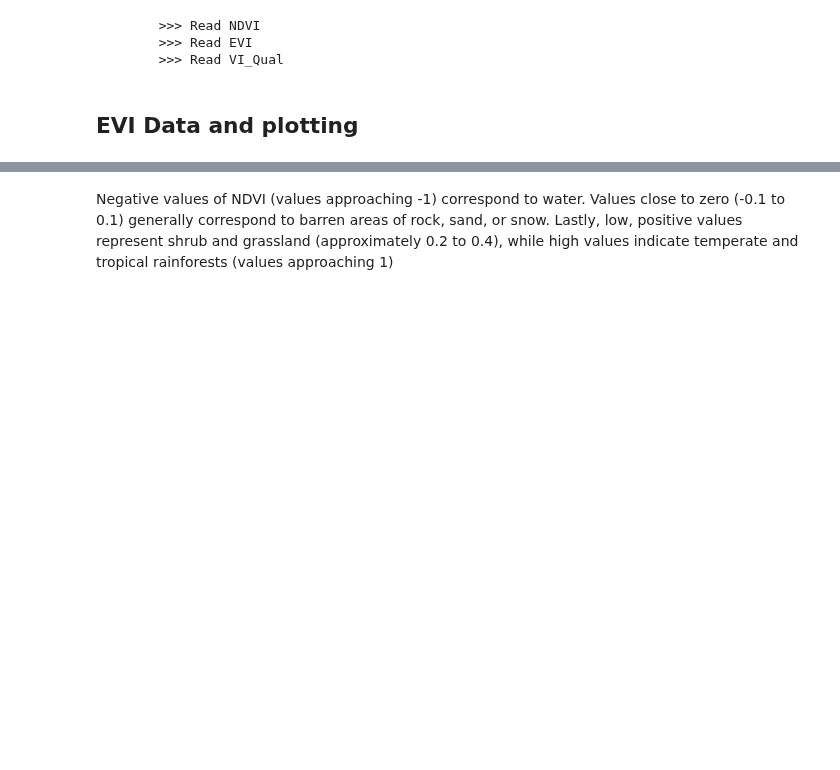
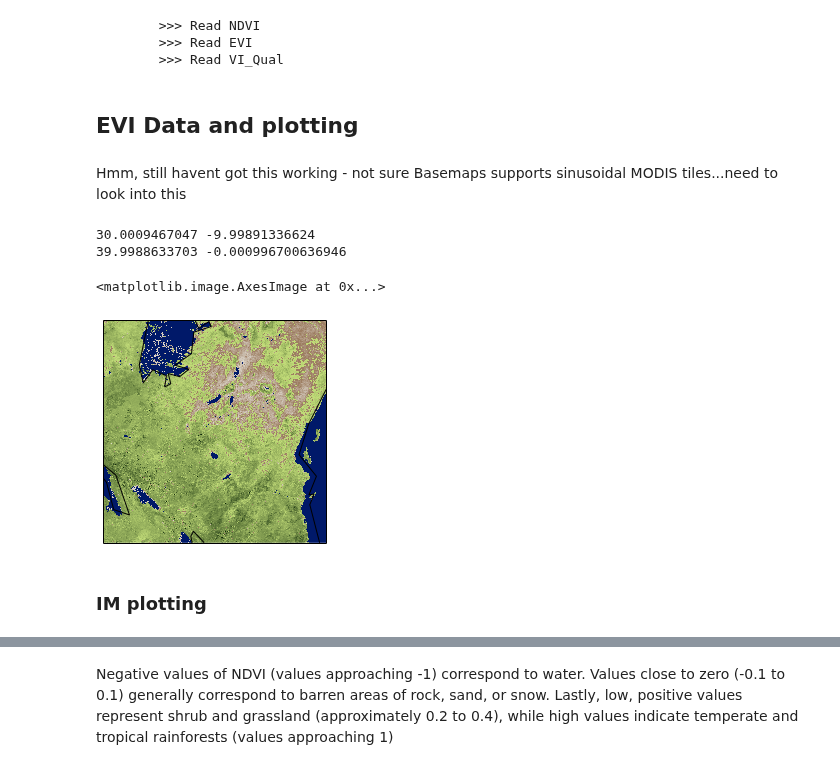
Before and after one commit to benlaken/Nbks, a Jupyter notebook: Veg_work.ipynb, the cells around one changed output, grey strips where cells are left out. Saved outputs shown, nothing was run; the diff lists cells and outputs as text; code cells hidden in the pictures; blank space fills up the shorter version.

```diff
--- a/Veg_work.ipynb
+++ b/Veg_work.ipynb
@@ -208,9 +310,35 @@ for i, layer in enumerate ( selected_layers ):
         >>> Read VI_Qual
 # %% [markdown]
 ## EVI Data and plotting
-# %%
-type(data['EVI'])
-EVI = data['EVI']*10000.  # Scale factor from the hdf file for EVI
+# %% [markdown]
+Hmm, still havent got this working - not sure Basemaps supports sinusoidal MODIS tiles...need to look into this
+# %%
+from mpl_toolkits.basemap import Basemap
+
+meta = g.GetMetadata()   # Get the HDF metadata as a Dictionary
+
+nth = float(meta['NORTHBOUNDINGCOORDINATE'])
+sth = float(meta['SOUTHBOUNDINGCOORDINATE'])
+est = float(meta['EASTBOUNDINGCOORDINATE'])
+wst = float(meta['WESTBOUNDINGCOORDINATE'])
+
+ll_lon,ll_lat= coord_transform(0,4799)
+ur_lon,ur_lat = coord_transform(4799,0)
+
+print ll_lon,ll_lat
+print ur_lon,ur_lat
+
+#m = Basemap(projection='cyl',llcrnrlat=sth,llcrnrlon=wst,urcrnrlat=nth,urcrnrlon=est,resolution='i')
+m = Basemap(projection='cyl',llcrnrlat=ll_lat,llcrnrlon=ll_lon,urcrnrlat=ur_lat,urcrnrlon=ur_lon,resolution='c')
+m.drawcoastlines()
+m.imshow(EVI,interpolation='none',vmin=0.0,vmax=100000000.0,cmap=nasa_evi_cm,origin='upper')
+# %% [output]
+30.0009467047 -9.99891336624
+39.9988633703 -0.000996700636946
+<matplotlib.image.AxesImage at 0x...>
+[figure, added]
+# %% [markdown]
+### IM plotting
 # %%
 #Remove (certain values eg. missing -30000000 = water?)
 # Or, the lowest valid value is 20000000
```
Also changed, not shown: parts of 17 cells of this notebook.
